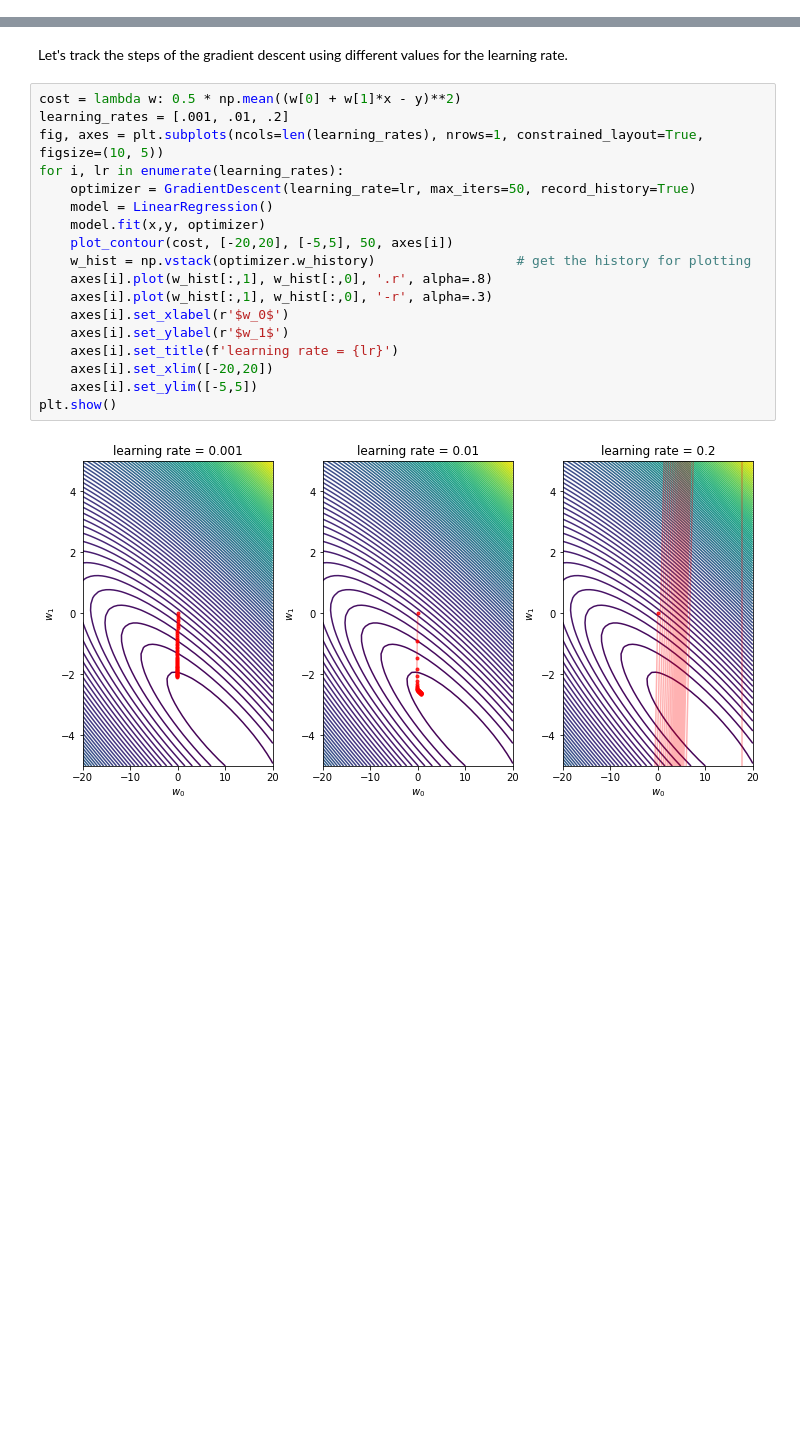
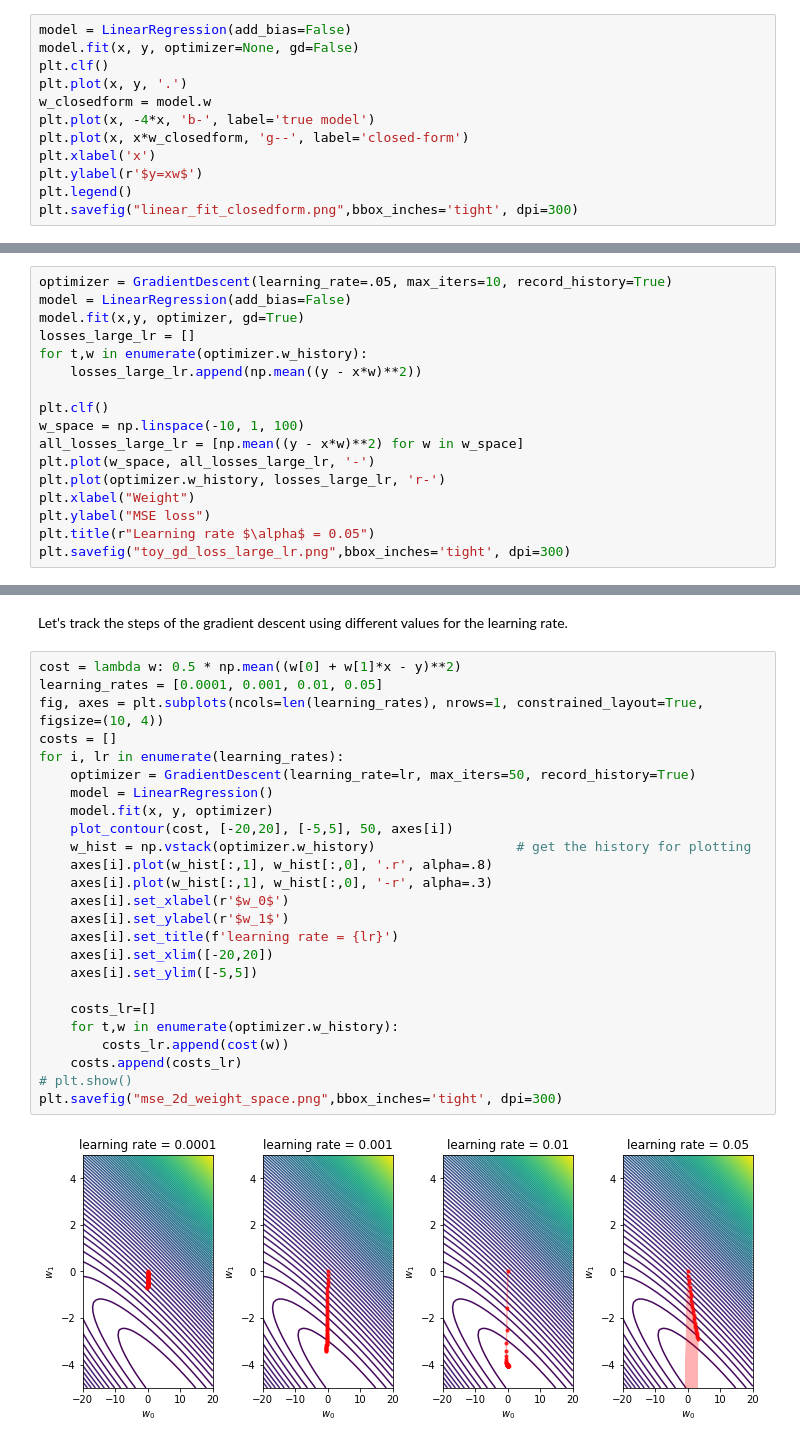
Before and after one commit to yueliyl/gec_intro2ml, a Jupyter notebook: GradientDescent.ipynb, the cells around one changed output, grey strips where cells are left out. Saved outputs shown, nothing was run; the diff lists cells and outputs as text; blank space fills up the shorter version.

```diff
--- a/GradientDescent.ipynb
+++ b/GradientDescent.ipynb
@@ -138,0 +235,12 @@ class LinearRegression:
+# %%
+model = LinearRegression(add_bias=False)
+model.fit(x, y, optimizer=None, gd=False)
+plt.clf()
+plt.plot(x, y, '.')
+w_closedform = model.w
+plt.plot(x, -4*x, 'b-', label='true model')
+plt.plot(x, x*w_closedform, 'g--', label='closed-form')
+plt.xlabel('x')
+plt.ylabel(r'$y=xw$')
+plt.legend()
+plt.savefig("linear_fit_closedform.png",bbox_inches='tight', dpi=300)
@@ -159,0 +299,17 @@ Again, we use the plot-contour function to visualize the optimization landscape.
+# %%
+optimizer = GradientDescent(learning_rate=.05, max_iters=10, record_history=True)
+model = LinearRegression(add_bias=False)
+model.fit(x,y, optimizer, gd=True)
+losses_large_lr = []
+for t,w in enumerate(optimizer.w_history):
+    losses_large_lr.append(np.mean((y - x*w)**2))
+
+plt.clf()
+w_space = np.linspace(-10, 1, 100)
+all_losses_large_lr = [np.mean((y - x*w)**2) for w in w_space]
+plt.plot(w_space, all_losses_large_lr, '-')
+plt.plot(optimizer.w_history, losses_large_lr, 'r-')
+plt.xlabel("Weight")
+plt.ylabel("MSE loss")
+plt.title(r"Learning rate $\alpha$ = 0.05")
+plt.savefig("toy_gd_loss_large_lr.png",bbox_inches='tight', dpi=300)
@@ -173,21 +343,28 @@ Let's track the steps of the
 gradient descent using different values for the learning rate.
 # %%
 cost = lambda w: 0.5 * np.mean((w[0] + w[1]*x - y)**2)
-learning_rates = [.001, .01, .2]
-fig, axes = plt.subplots(ncols=len(learning_rates), nrows=1, constrained_layout=True, figsize=(10, 5))
+learning_rates = [0.0001, 0.001, 0.01, 0.05]
+fig, axes = plt.subplots(ncols=len(learning_rates), nrows=1, constrained_layout=True, figsize=(10, 4))
+costs = []
 for i, lr in enumerate(learning_rates):
     optimizer = GradientDescent(learning_rate=lr, max_iters=50, record_history=True)
     model = LinearRegression()
-    model.fit(x,y, optimizer)
+    model.fit(x, y, optimizer)
     plot_contour(cost, [-20,20], [-5,5], 50, axes[i])
     w_hist = np.vstack(optimizer.w_history)                  # get the history for plotting
     axes[i].plot(w_hist[:,1], w_hist[:,0], '.r', alpha=.8)
     axes[i].plot(w_hist[:,1], w_hist[:,0], '-r', alpha=.3)
     axes[i].set_xlabel(r'$w_0$')
     axes[i].set_ylabel(r'$w_1$')
     axes[i].set_title(f'learning rate = {lr}')
     axes[i].set_xlim([-20,20])
     axes[i].set_ylim([-5,5])
-plt.show()
+
+    costs_lr=[]
+    for t,w in enumerate(optimizer.w_history):
+        costs_lr.append(cost(w))
+    costs.append(costs_lr)
+# plt.show()
+plt.savefig("mse_2d_weight_space.png",bbox_inches='tight', dpi=300)
 # %% [output]
-[figure, old version]
+[figure, new version]
```
Also changed, not shown: parts of 31 cells of this notebook.
